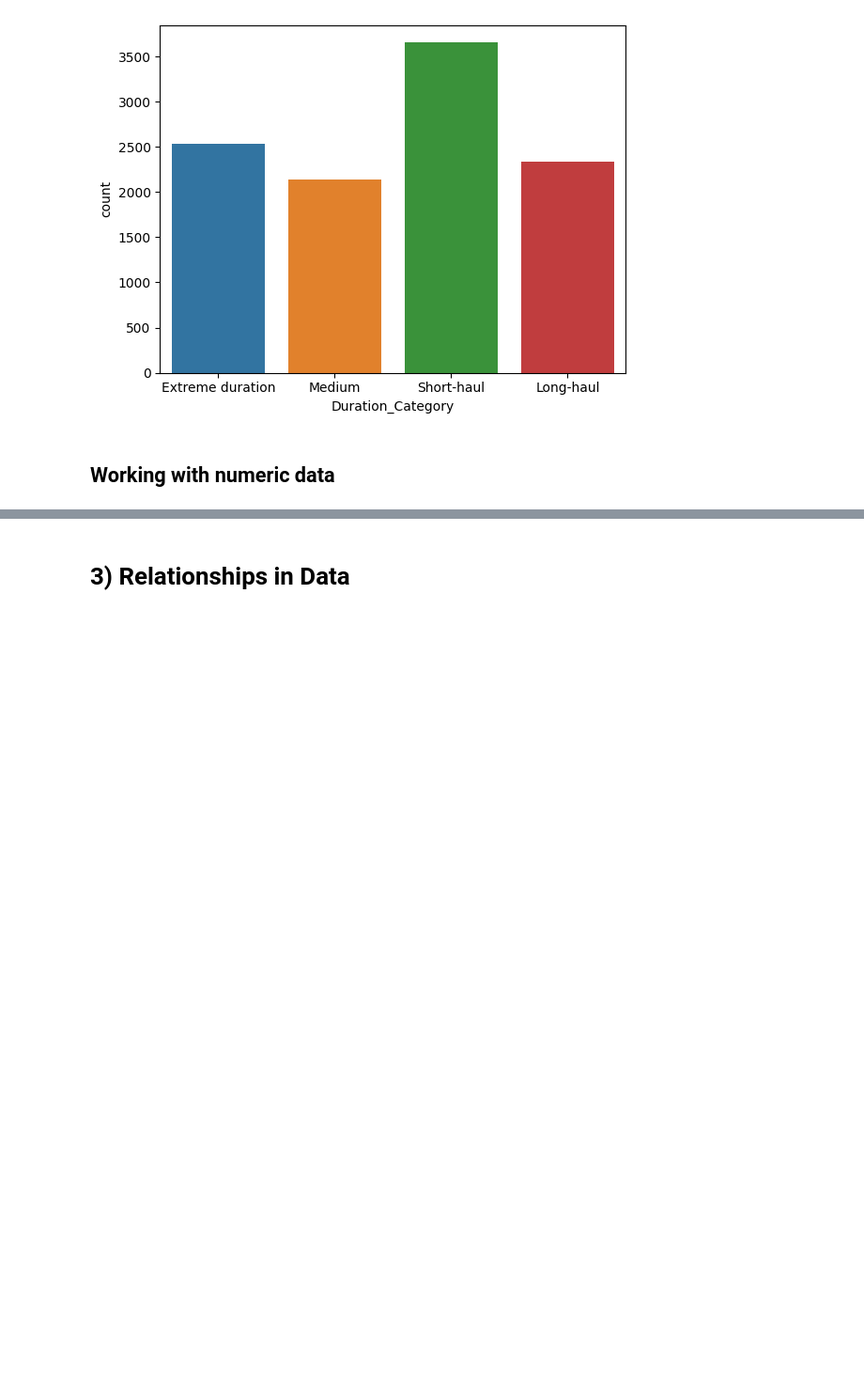
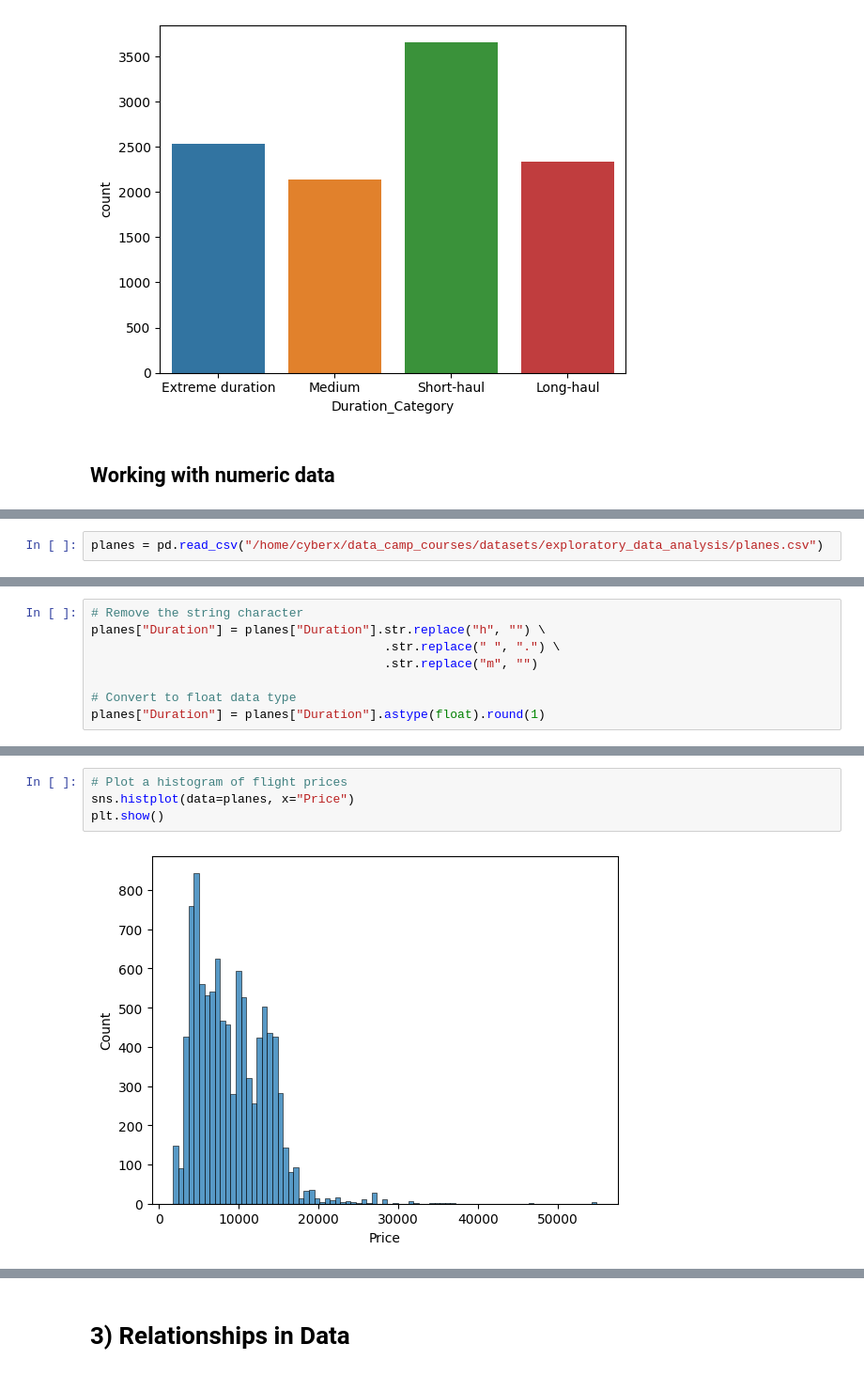
Before and after one commit to FarellFahrozi/data-camp, a Jupyter notebook: data_camp_courses/exploratory_data_analysis.ipynb, the cells around one changed output, grey strips where cells are left out. Shown: that part at 94% size. Drawn from its saved outputs; the diff is of its cells as text; blank space fills up the shorter version.

```diff
--- a/data_camp_courses/exploratory_data_analysis.ipynb
+++ b/data_camp_courses/exploratory_data_analysis.ipynb
@@ -698,0 +851,2 @@ plt.show()
+# %%
+planes = pd.read_csv("/home/cyberx/data_camp_courses/datasets/exploratory_data_analysis/planes.csv")
@@ -698,0 +885,8 @@ plt.show()
+# %%
+# Remove the string character
+planes["Duration"] = planes["Duration"].str.replace("h", "") \
+                                        .str.replace(" ", ".") \
+                                        .str.replace("m", "")
+
+# Convert to float data type
+planes["Duration"] = planes["Duration"].astype(float).round(1)
@@ -698,0 +902,6 @@ plt.show()
+# %%
+# Plot a histogram of flight prices
+sns.histplot(data=planes, x="Price")
+plt.show()
+# %% [output]
+[figure, added]
```
Also changed, not shown: parts of 95 cells of this notebook, 1 other file.
